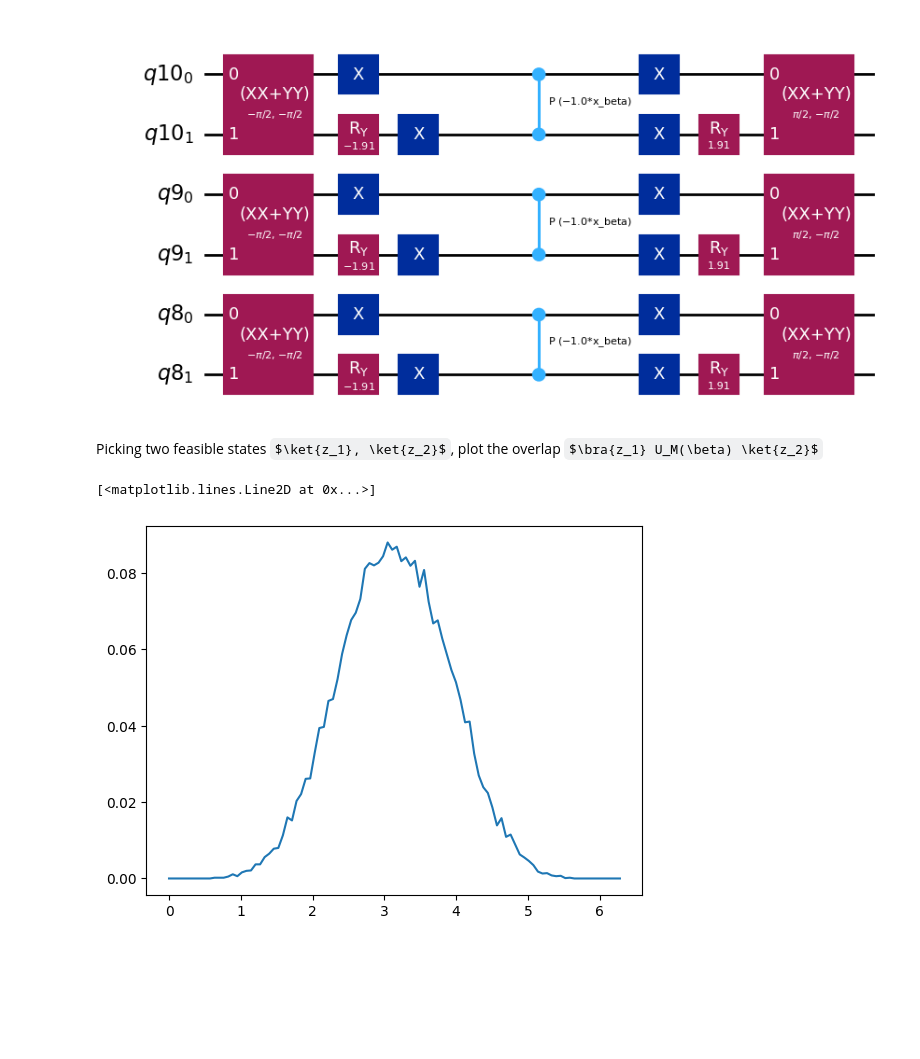
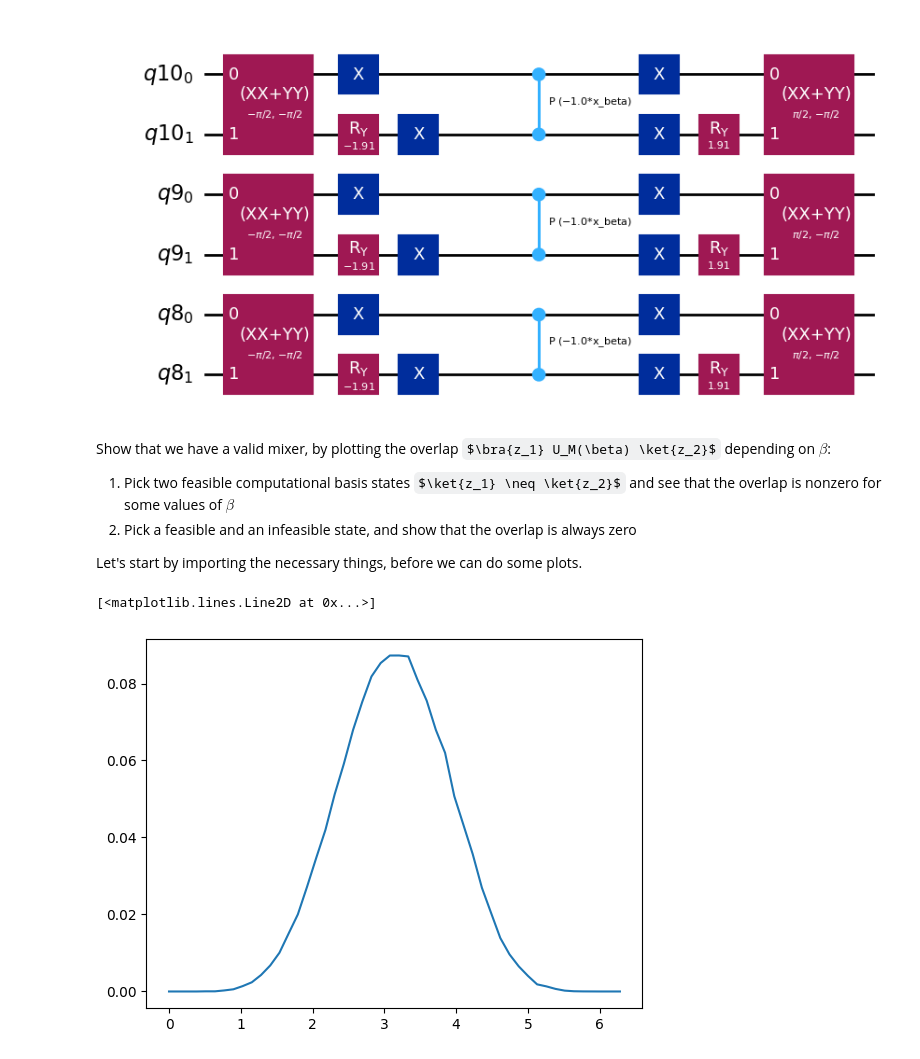
Before and after one commit to OpenQuantumComputing/QAS2024, a Jupyter notebook: Constrained Mixers.ipynb, the cells around one changed output. Drawn from its saved outputs; the diff is of its cells as text; code cells hidden in the pictures; some formulas as TeX source; blank space fills up the shorter version.

```diff
--- a/Constrained Mixers.ipynb
+++ b/Constrained Mixers.ipynb
@@ -0,0 +110,4 @@
+# %%
+max4cut = Max4Cut(G)
+max4cut.create_circuit()
+max4cut.circuit.draw("mpl")
@@ -0,0 +123,10 @@
+# %%
+from qaoa import QAOA
+from qaoa.initialstates import Plus
+from qaoa.mixers import X
+from qiskit_algorithms.optimizers import COBYLA
+
+settings = {"maxiter": 100, "tol": 1e-3, "rhobeg": 0.05}
+optimizer = [COBYLA, settings.copy()]
+
+qaoa_k4 = QAOA(initialstate=Plus(), problem=max4cut, mixer=X(), optimizer=optimizer )
@@ -0,0 +151,14 @@
+# %%
+qaoa_k4.optimize(depth=1)
+
+fig = plt.figure(figsize=(6, 6))
+gamma = []
+beta = []
+angles = qaoa_k4.optimization_results[1].angles
+for i in range(len(angles)):
+    gamma.append(angles[i][0])
+    beta.append(angles[i][1])
+plt.plot(gamma, beta, "x-k")
+plt.plot(gamma[0], beta[0], "wo")
+plt.plot(gamma[-1], beta[-1], "or")
+plot_E(qaoa_k4, fig=fig)
@@ -36,7 +234,11 @@ grover.circuit.draw("mpl")
 # %% [output]
 [figure]
 # %% [markdown]
-Picking two feasible states $\ket{z_1}, \ket{z_2}$, plot the overlap $\bra{z_1} U_M(\beta) \ket{z_2}$
+Show that we have a valid mixer, by plotting the overlap $\bra{z_1} U_M(\beta) \ket{z_2}$ depending on $\beta$:
+1. Pick two feasible computational basis states $\ket{z_1} \neq \ket{z_2}$ and see that the overlap is nonzero for some values of $\beta$
+2. Pick a feasible and an infeasible state, and show that the overlap is always zero
+
+Let's start by importing the necessary things, before we can do some plots.
 # %%
 import numpy as np
 import matplotlib.pyplot as pl
@@ -53,33 +254,33 @@ backend=Aer.get_backend("qasm_simulator")
 # %%
 overlap = []
-betavalues = np.linspace(0,2*np.pi,100)
-shots=10**4
+betavalues = np.linspace(0,2*np.pi,50)
+shots=10**5
 for beta in tqdm(betavalues):
     q = QuantumRegister(numNodes*2)
     c = ClassicalRegister(numNodes*2)
     circuit = QuantumCircuit(q, c)
     for k in range(numNodes):
         circuit.x(0+k*2)
     circuit.barrier()
     circuit.append(grover.circuit, q)
     circuit.measure(q, c)
     circuit = transpile(circuit, backend)
 
     # Assign float values to the parameters
     parameters = list(circuit.parameters)
     parameter_values = [beta]
     bound_circuit = circuit.assign_parameters(dict(zip(parameters, parameter_values)))
 
-    # Draw the bound circuit (optional)
 
     # Run the job
     job = backend.run(bound_circuit, shots=shots)
     counts = job.result().get_counts()
     overlap.append(counts.get("10"*numNodes,0.)/shots)
+    # overlap.append(counts.get("100100",0.)/shots)
 
 # bound_circuit.draw('mpl')
 
 pl.plot(betavalues, overlap)
 # %% [output]
 [<matplotlib.lines.Line2D at 0x...>]
-[figure, old version]
+[figure, new version]
```
Also changed, not shown: parts of 19 cells of this notebook, 1 other file.
